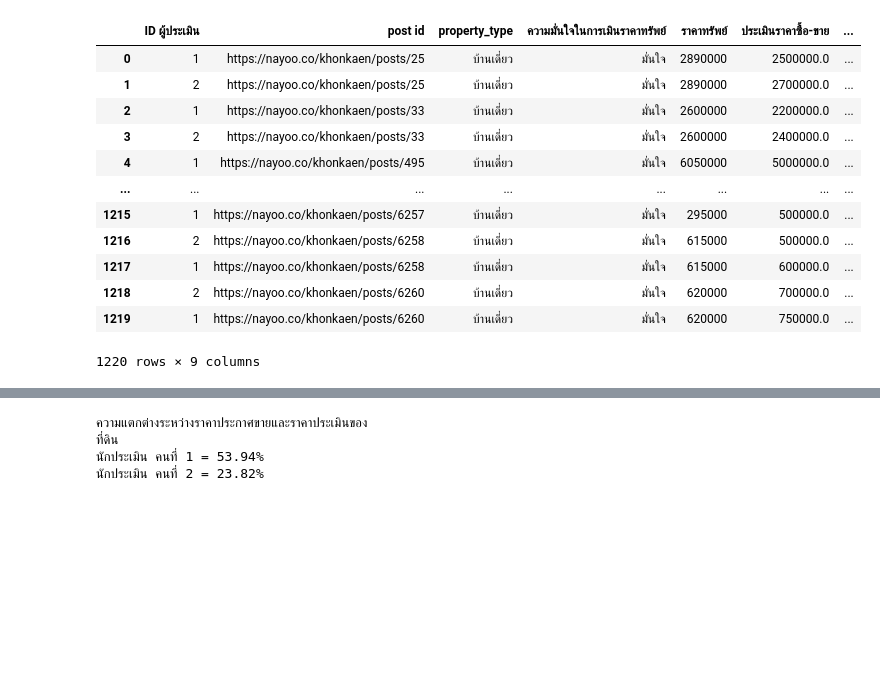
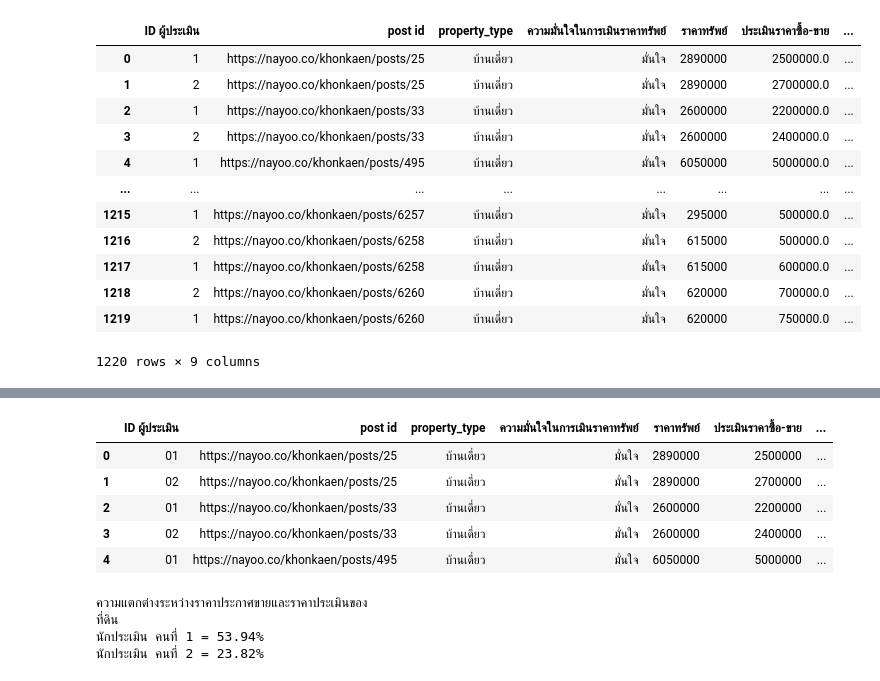
Before and after one commit to tohnperfect/bsc_dpdm22, a Jupyter notebook: [dataprep1]_property_estimator.ipynb, the cells around one changed output, grey strips where cells are left out. Saved outputs shown, nothing was run; the diff lists cells and outputs as text; code cells hidden in the pictures; blank space fills up the shorter version.

```diff
--- a/[dataprep1]_property_estimator.ipynb
+++ b/[dataprep1]_property_estimator.ipynb
@@ -513,3 +559,14 @@ land
+# %%
+home = home.iloc[1:].reset_index().iloc[:,1:]
+# %%
+home.head()
+# %% [output]
+|  | ID ผู้ประเมิน | post id | property_type | ความมั่นใจในการเมินราคาทรัพย์ | ราคาทรัพย์ | ประเมินราคาซื้อ-ขาย | ... |
+| 0 | 01 | https://nayoo.co/khonkaen/posts/25 | บ้านเดี่ยว | มั่นใจ | 2890000 | 2500000 | ... |
+| 1 | 02 | https://nayoo.co/khonkaen/posts/25 | บ้านเดี่ยว | มั่นใจ | 2890000 | 2700000 | ... |
+| 2 | 01 | https://nayoo.co/khonkaen/posts/33 | บ้านเดี่ยว | มั่นใจ | 2600000 | 2200000 | ... |
+| 3 | 02 | https://nayoo.co/khonkaen/posts/33 | บ้านเดี่ยว | มั่นใจ | 2600000 | 2400000 | ... |
+| 4 | 01 | https://nayoo.co/khonkaen/posts/495 | บ้านเดี่ยว | มั่นใจ | 6050000 | 5000000 | ... |
 # %%
 temp = pd.read_excel('/content/drive/MyDrive/bsc_DMPM_data/คำตอบนักประเมิน_fixed.xlsx',sheet_name='ที่ดิน')
 id1 = temp[temp['ID ผู้ประเมิน']==1]
```
Also changed, not shown: parts of 8 cells of this notebook.
